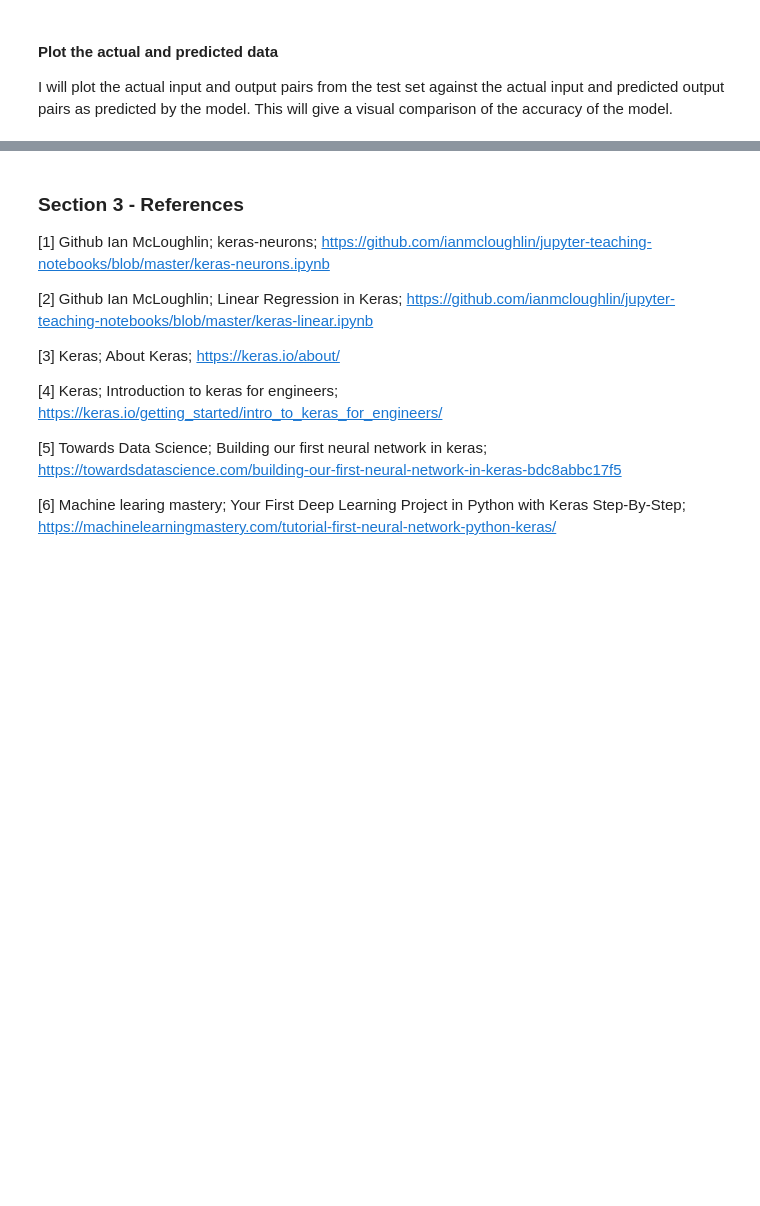
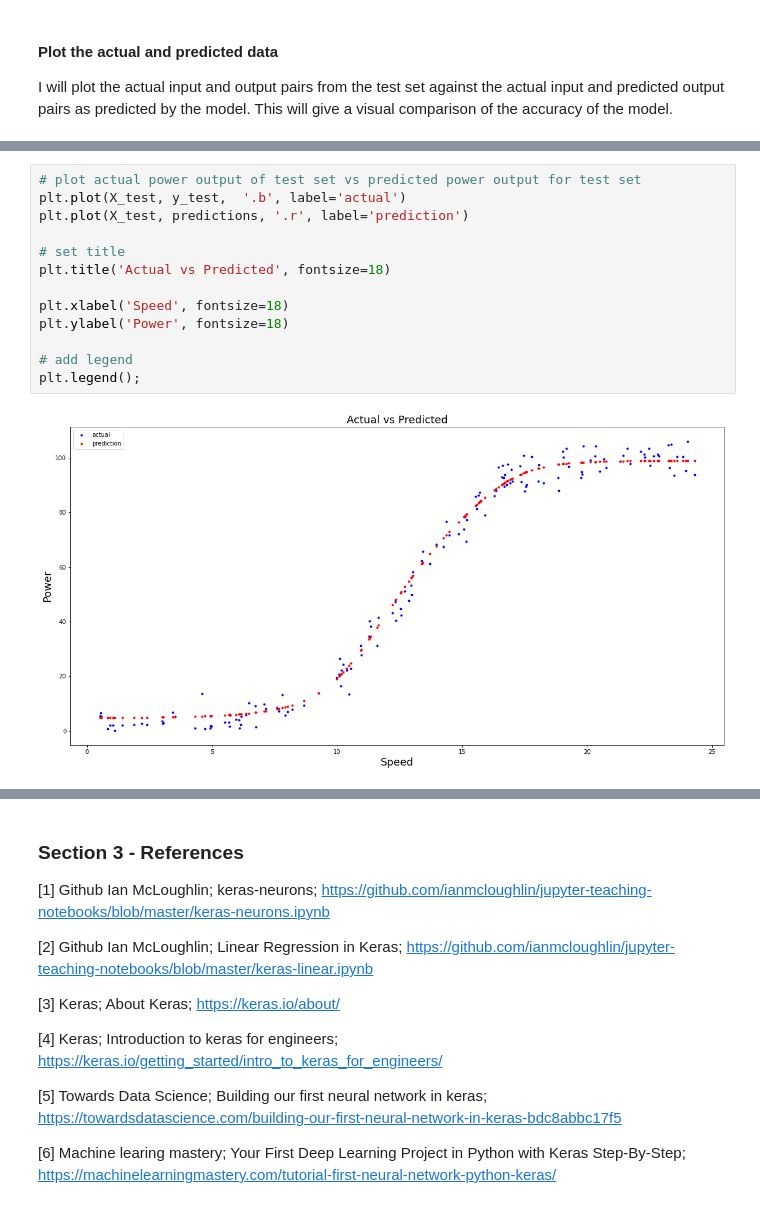
Before and after one commit to johndunne2019/Machine-Learning-and-Statistics-Project-2020, a Jupyter notebook: Project-Machine-Learning-Statistics.ipynb, the cells around one changed output, grey strips where cells are left out. Drawn from its saved outputs; the diff is of its cells as text; blank space fills up the shorter version.

Commit message:
Added another plot of actual vs predicted data in section 3 on model accuracy, predicted data points looks quite accurate

```diff
--- a/Project-Machine-Learning-Statistics.ipynb
+++ b/Project-Machine-Learning-Statistics.ipynb
@@ -916,3 +916,18 @@ Text(0.5, 1.0, 'Actual inputs & Predicted outputs')
+# %%
+# plot actual power output of test set vs predicted power output for test set
+plt.plot(X_test, y_test,  '.b', label='actual')
+plt.plot(X_test, predictions, '.r', label='prediction')
+
+# set title
+plt.title('Actual vs Predicted', fontsize=18)
+
+plt.xlabel('Speed', fontsize=18)
+plt.ylabel('Power', fontsize=18)
+
+# add legend
+plt.legend();
+# %% [output]
+[figure, added]
 # %% [markdown]
 #### Accuracy Conclusion
 
```
Also changed, not shown: parts of 9 cells of this notebook, 1 other file.
